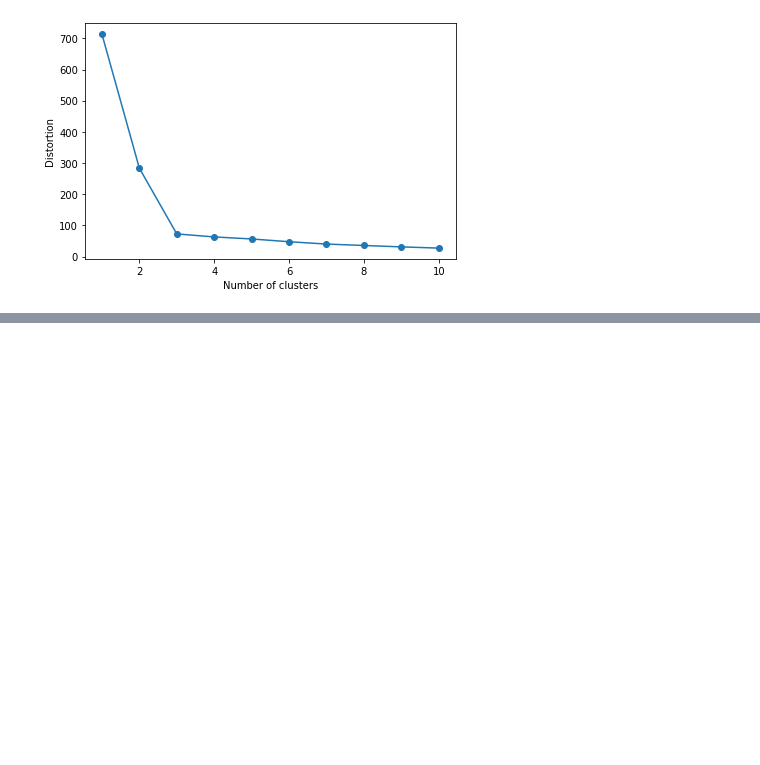
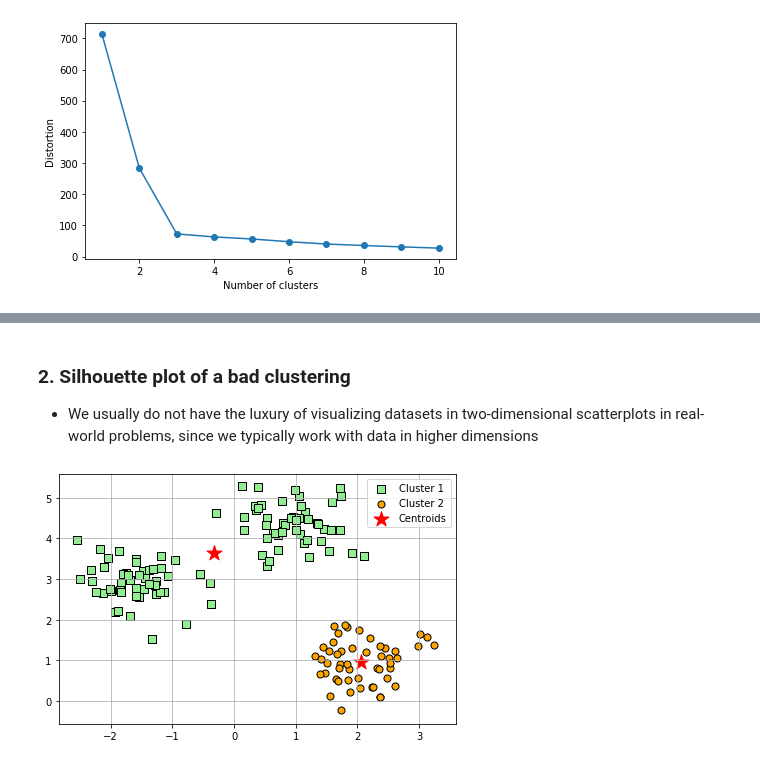
Before and after one commit to yonsken/python-ml-exercises, a Jupyter notebook: chapter_exercises/chapter_11/clustering_analysis.ipynb, the cells around one changed output, grey strips where cells are left out. Drawn from its saved outputs; the diff is of its cells as text; code cells hidden in the pictures; blank space fills up the shorter version.

```diff
--- a/chapter_exercises/chapter_11/clustering_analysis.ipynb
+++ b/chapter_exercises/chapter_11/clustering_analysis.ipynb
@@ -107,0 +151,35 @@ plt.show()
+# %% [markdown]
+### 2. Silhouette plot of a bad clustering
+- We usually do not have the luxury of visualizing datasets in two-dimensional scatterplots in real-world problems, since we typically work with data in higher dimensions
+# %%
+km = KMeans(n_clusters=2,
+            init='k-means++',
+            n_init=10,
+            max_iter=300,
+            tol=1e-04,
+            random_state=0)
+y_km = km.fit_predict(X)
+
+plt.scatter(X[y_km == 0, 0],
+            X[y_km == 0, 1],
+            s=50,
+            c='lightgreen',
+            edgecolor='black',
+            marker='s',
+            label='Cluster 1')
+plt.scatter(X[y_km == 1, 0],
+            X[y_km == 1, 1],
+            s=50,
+            c='orange',
+            edgecolor='black',
+            marker='o',
+            label='Cluster 2')
+
+plt.scatter(km.cluster_centers_[:, 0], km.cluster_centers_[:, 1],
+            s=250, marker='*', c='red', label='Centroids')
+plt.legend()
+plt.grid()
+plt.tight_layout()
+plt.show()
+# %% [output]
+[figure, added]
```
Also changed, not shown: parts of 36 cells of this notebook.
